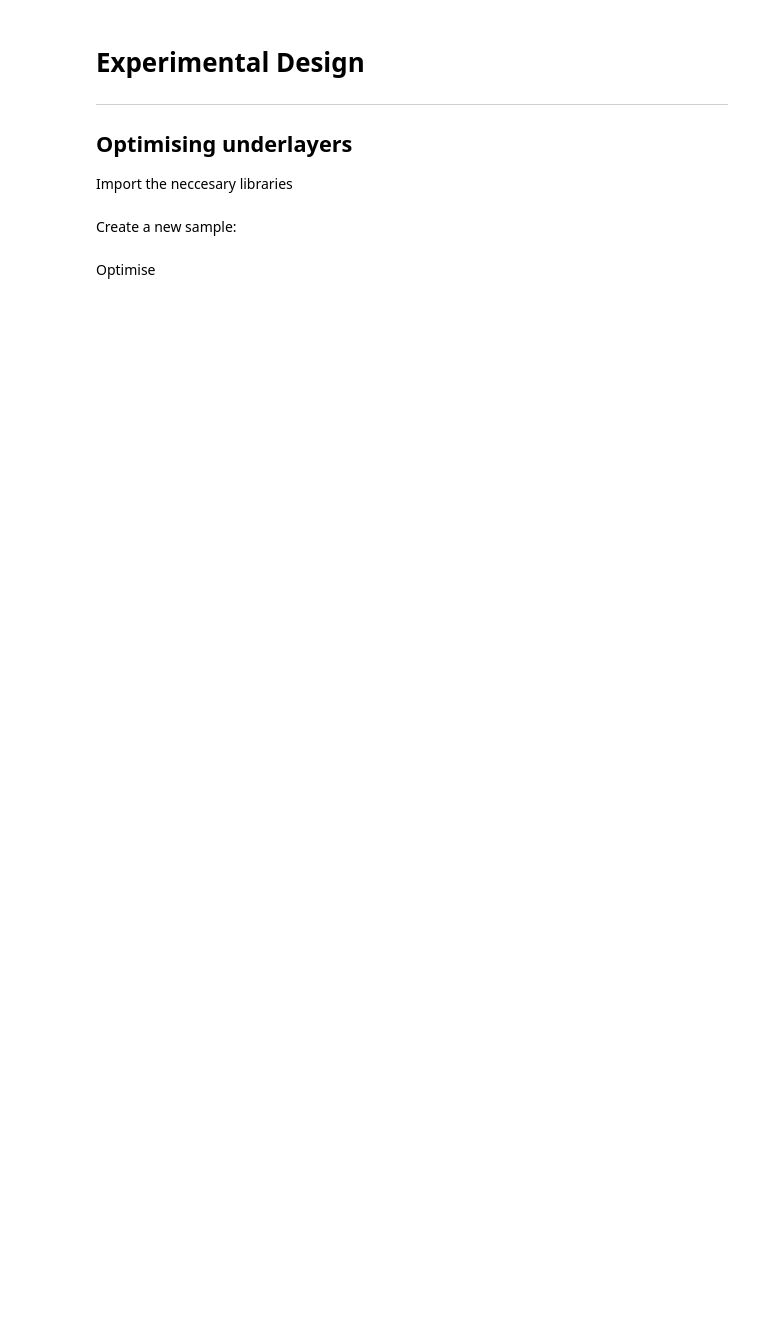
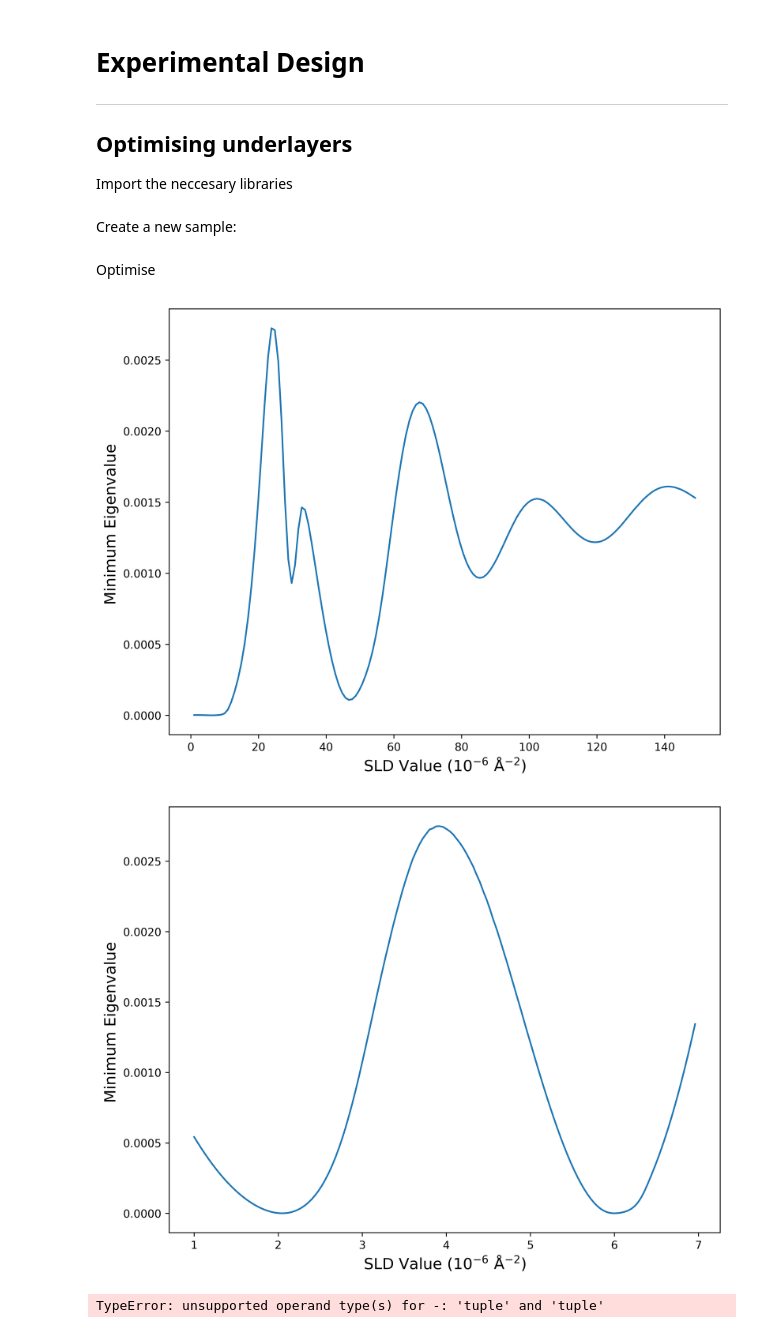
Before and after one commit to jfkcooper/experimental-design, a Jupyter notebook: notebooks/optimise_underlayers.ipynb, the cells around one changed output. Cells and saved outputs as stored; diff of their text form; code cells hidden in the pictures; blank space fills up the shorter version.

```diff
--- a/notebooks/optimise_underlayers.ipynb
+++ b/notebooks/optimise_underlayers.ipynb
@@ -59,9 +64,10 @@ conditions = {"thick_bounds": thick_bounds,
               "sld_bounds": sld_bounds,
               "angle_times": angle_times}
 
-sample = Multilayer(model)
+sample = Sample(model)
+optimiser = Optimiser(sample)
 thicknesses, slds, val = \
-    Optimiser.optimise_underlayer_experiment(sample, conditions,
+    optimiser.optimise_underlayer_experiment(sample, conditions,
                                              verbose=False)
 print(thicknesses)
 print(slds)
@@ -118,3 +125,37 @@ ax.set_xlabel('SLD Value (10$^{-6}$ Å$^{-2})$', fontsize = 14)
 ax.set_ylabel('Minimum Eigenvalue ', fontsize = 14)
 plt.show()
 plt.savefig("sld.png")
+# %%
+for condition, values in conditions.items():
+    eigenval = []
+    values_array = []
+    value_range = values[1] - values[0]
+    i = 0
+    for layer in sample.structure:
+        if condition == "angle_times":
+            continue
+        if hasattr(layer, 'underlayer') and layer.underlayer:
+            layer.thick.value = thicknesses[i]
+            layer.sld.real.value = slds[i]
+            for j in range(150):
+                value = (value_range/150)*j + values[0]
+                values_array.append(value)
+                if condition == "thick_bounds":
+                    layer.thick.value = value
+                    xlabel = 'Underlayer thickness (Å)'
+                elif condition == "sld_bounds":
+                    layer.sld.real.value = value
+                    xlabel = 'SLD Value (10$^{-6}$ Å$^{-2})$'
+                min_eigenval = Fisher.from_sample(sample, angle_times).min_eigenval
+                eigenval.append(min_eigenval)
+            i += 1
+    fig = plt.figure()
+    ax = fig.add_subplot(111)
+    ax.plot(values_array, eigenval)
+    ax.set_xlabel('SLD Value (10$^{-6}$ Å$^{-2})$', fontsize = 14)
+    ax.set_ylabel('Minimum Eigenvalue ', fontsize = 14)
+    plt.show()
+# %% [output]
+[figure, added]
+[figure, added]
+TypeError: unsupported operand type(s) for -: 'tuple' and 'tuple'
```
Also changed, not shown: parts of 3 cells of this notebook, 10 other files.
